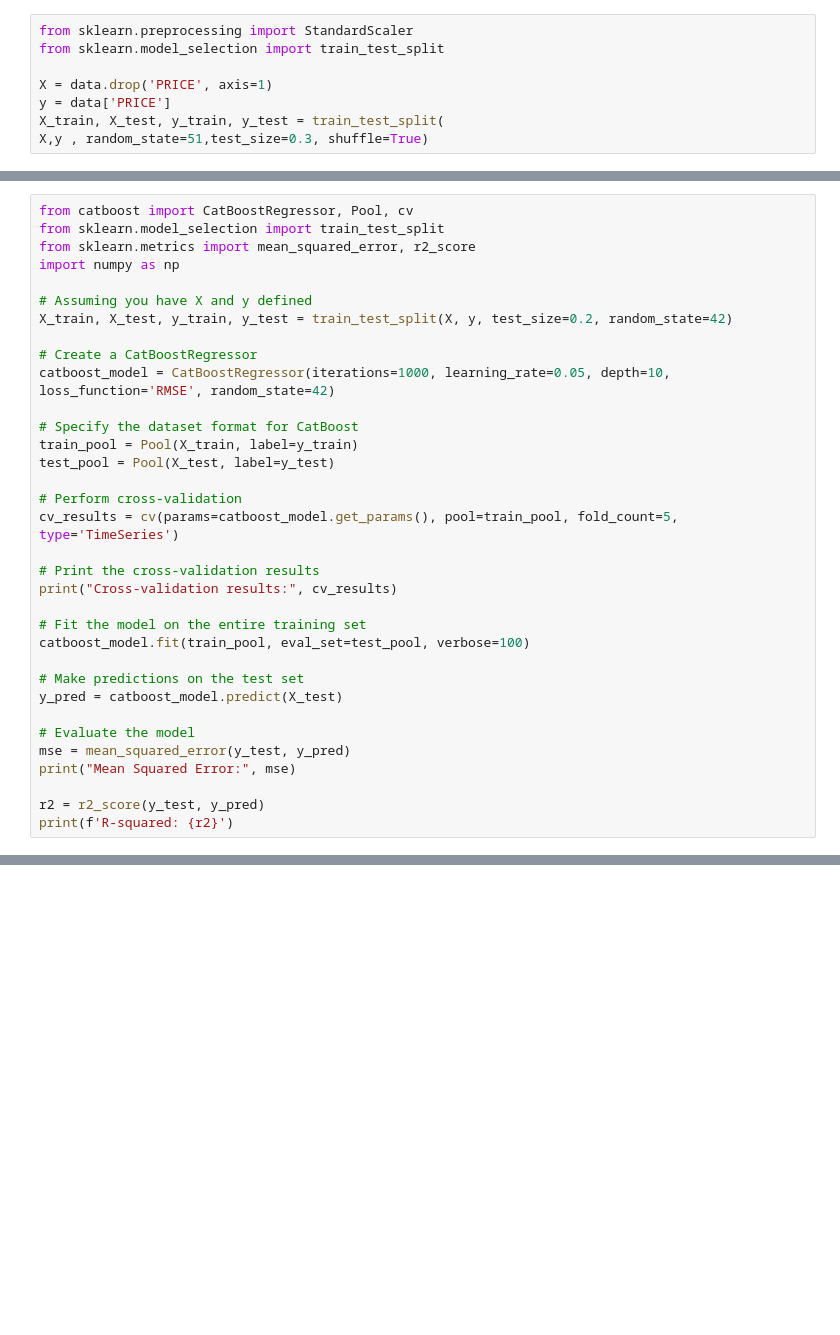
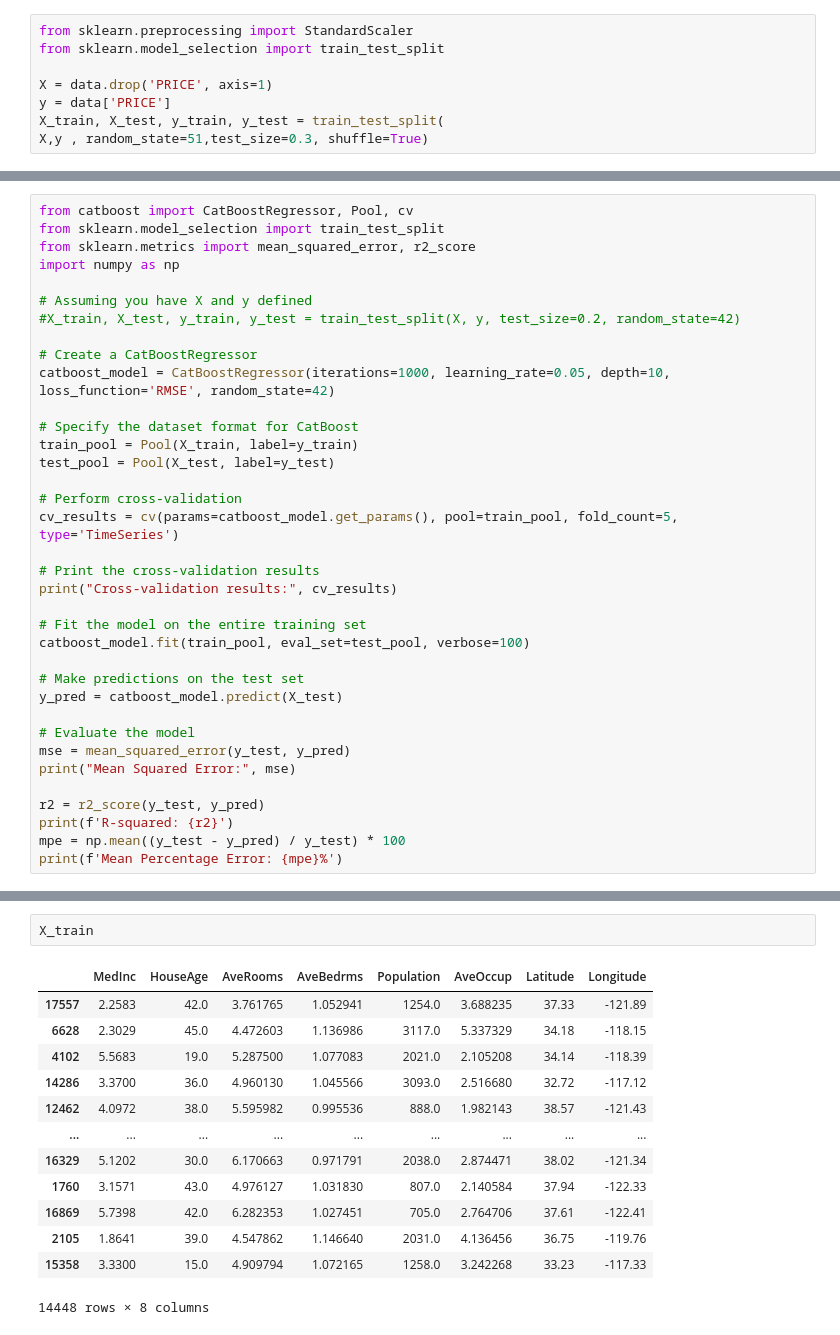
Before and after one commit to panagiotis-koletsis/MachineLearning, a Jupyter notebook: californiaHousing.ipynb, the cells around one changed output, grey strips where cells are left out. Saved outputs shown, nothing was run; the diff lists cells and outputs as text; blank space fills up the shorter version.

```diff
--- a/californiaHousing.ipynb
+++ b/californiaHousing.ipynb
@@ -246,7 +275,7 @@ from sklearn.metrics import mean_squared_error, r2_score
 import numpy as np
 
 # Assuming you have X and y defined
-X_train, X_test, y_train, y_test = train_test_split(X, y, test_size=0.2, random_state=42)
+#X_train, X_test, y_train, y_test = train_test_split(X, y, test_size=0.2, random_state=42)
 
 # Create a CatBoostRegressor
 catboost_model = CatBoostRegressor(iterations=1000, learning_rate=0.05, depth=10, loss_function='RMSE', random_state=42)
@@ -273,5 +302,7 @@ print("Mean Squared Error:", mse)
 
 r2 = r2_score(y_test, y_pred)
 print(f'R-squared: {r2}')
+mpe = np.mean((y_test - y_pred) / y_test) * 100
+print(f'Mean Percentage Error: {mpe}%')
 # %% [output]
 Training on fold [0/5]
@@ -293,0 +407,16 @@ Training on fold [0/5]
+# %%
+X_train
+# %% [output]
+|  | MedInc | HouseAge | AveRooms | AveBedrms | Population | AveOccup | Latitude | Longitude |
+| 17557 | 2.2583 | 42.0 | 3.761765 | 1.052941 | 1254.0 | 3.688235 | 37.33 | -121.89 |
+| 6628 | 2.3029 | 45.0 | 4.472603 | 1.136986 | 3117.0 | 5.337329 | 34.18 | -118.15 |
+| 4102 | 5.5683 | 19.0 | 5.287500 | 1.077083 | 2021.0 | 2.105208 | 34.14 | -118.39 |
+| 14286 | 3.3700 | 36.0 | 4.960130 | 1.045566 | 3093.0 | 2.516680 | 32.72 | -117.12 |
+| 12462 | 4.0972 | 38.0 | 5.595982 | 0.995536 | 888.0 | 1.982143 | 38.57 | -121.43 |
+| ... | ... | ... | ... | ... | ... | ... | ... | ... |
+| 16329 | 5.1202 | 30.0 | 6.170663 | 0.971791 | 2038.0 | 2.874471 | 38.02 | -121.34 |
+| 1760 | 3.1571 | 43.0 | 4.976127 | 1.031830 | 807.0 | 2.140584 | 37.94 | -122.33 |
+| 16869 | 5.7398 | 42.0 | 6.282353 | 1.027451 | 705.0 | 2.764706 | 37.61 | -122.41 |
+| 2105 | 1.8641 | 39.0 | 4.547862 | 1.146640 | 2031.0 | 4.136456 | 36.75 | -119.76 |
+| 15358 | 3.3300 | 15.0 | 4.909794 | 1.072165 | 1258.0 | 3.242268 | 33.23 | -117.33 |
+14448 rows × 8 columns
```
Also changed, not shown: parts of 13 cells of this notebook, 36 other files.
